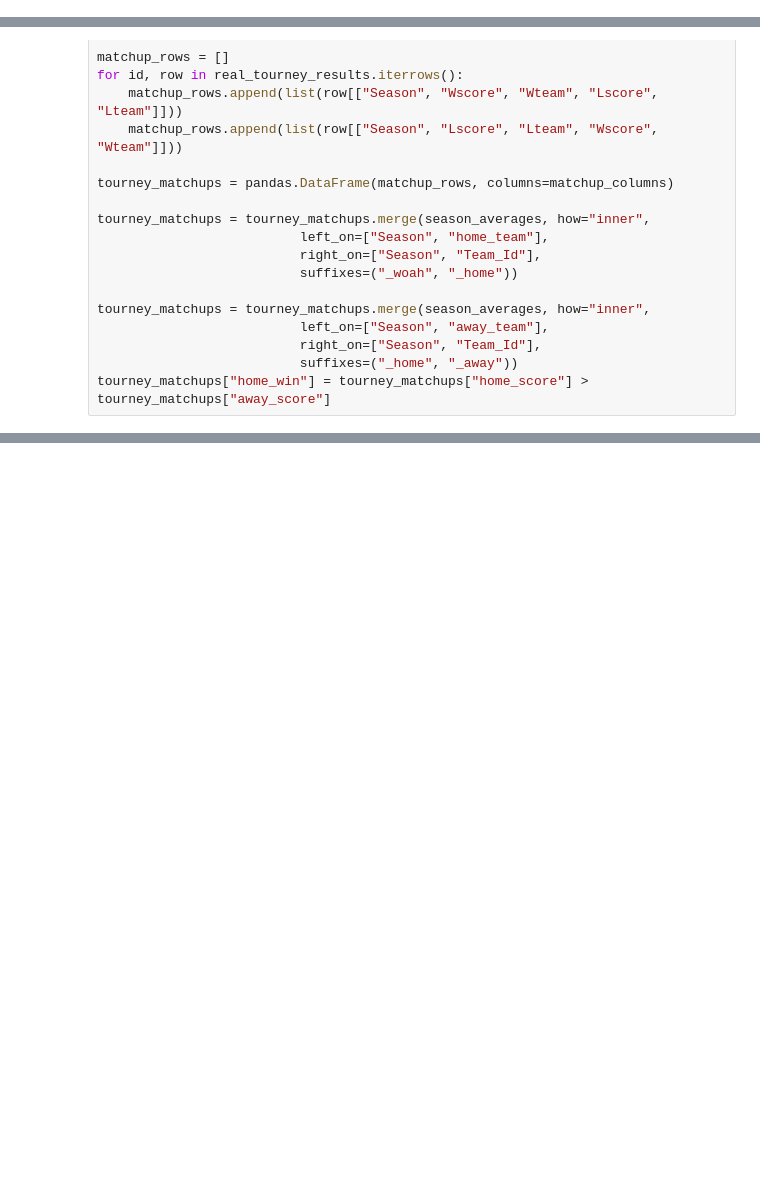
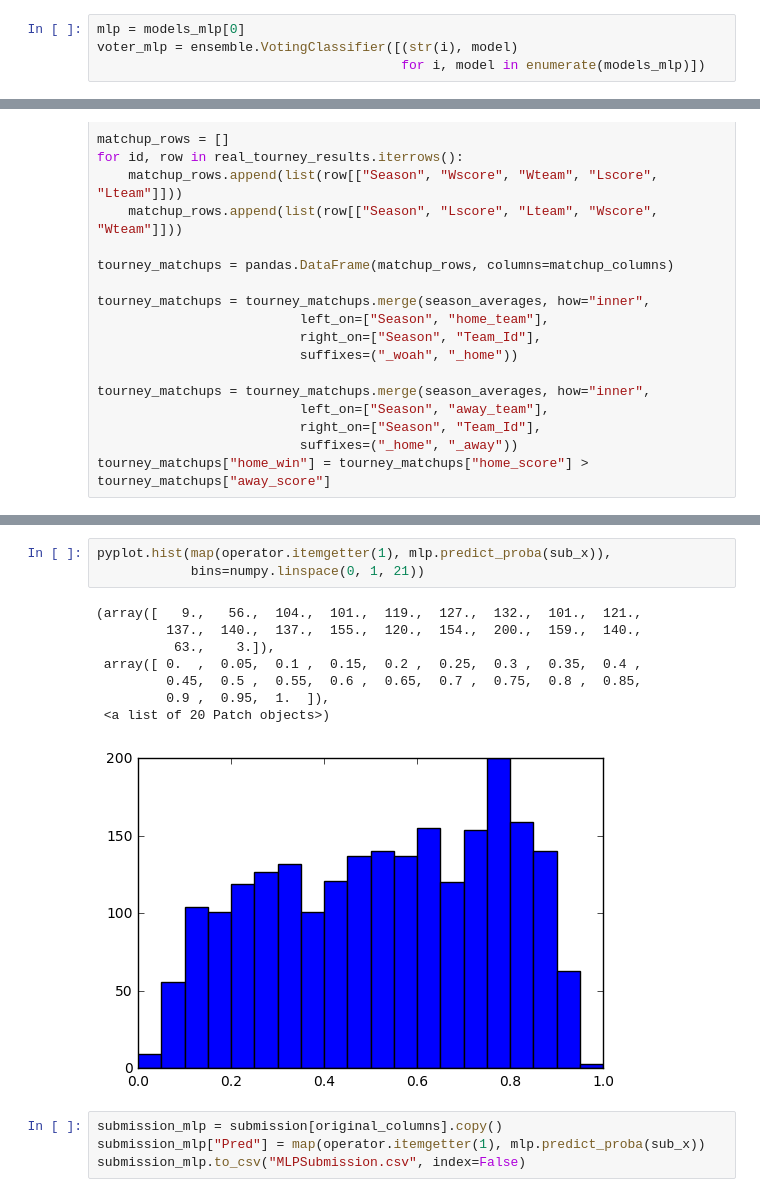
Before and after one commit to rocconnick/march_madness, a Jupyter notebook: model_predictions.ipynb, the cells around one changed output, grey strips where cells are left out. Cells and saved outputs as stored; diff of their text form; blank space fills up the shorter version.

```diff
--- a/model_predictions.ipynb
+++ b/model_predictions.ipynb
@@ -285,3 +197,7 @@ pyplot.hist(map(operator.itemgetter(1), model.predict_proba(sub_x)),
+# %%
+mlp = models_mlp[0]
+voter_mlp = ensemble.VotingClassifier([(str(i), model)
+                                       for i, model in enumerate(models_mlp)])
 # %% [markdown]
 ## Past Tourney Data
 # %%
@@ -326,0 +283,16 @@ pyplot.hist(map(operator.itemgetter(1), model.predict_proba(tourney_x)),
+# %%
+pyplot.hist(map(operator.itemgetter(1), mlp.predict_proba(sub_x)),
+            bins=numpy.linspace(0, 1, 21))
+# %% [output]
+(array([   9.,   56.,  104.,  101.,  119.,  127.,  132.,  101.,  121.,
+         137.,  140.,  137.,  155.,  120.,  154.,  200.,  159.,  140.,
+          63.,    3.]),
+ array([ 0.  ,  0.05,  0.1 ,  0.15,  0.2 ,  0.25,  0.3 ,  0.35,  0.4 ,
+         0.45,  0.5 ,  0.55,  0.6 ,  0.65,  0.7 ,  0.75,  0.8 ,  0.85,
+         0.9 ,  0.95,  1.  ]),
+ <a list of 20 Patch objects>)
+[figure, added]
+# %%
+submission_mlp = submission[original_columns].copy()
+submission_mlp["Pred"] = map(operator.itemgetter(1), mlp.predict_proba(sub_x))
+submission_mlp.to_csv("MLPSubmission.csv", index=False)
```
Also changed, not shown: parts of 26 cells of this notebook.
